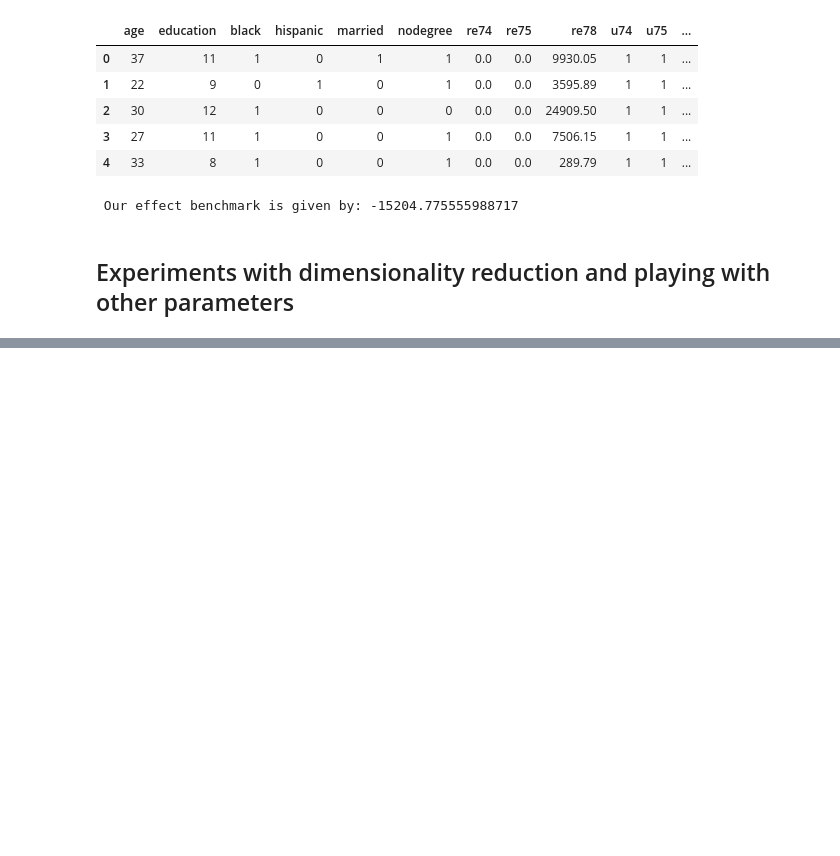
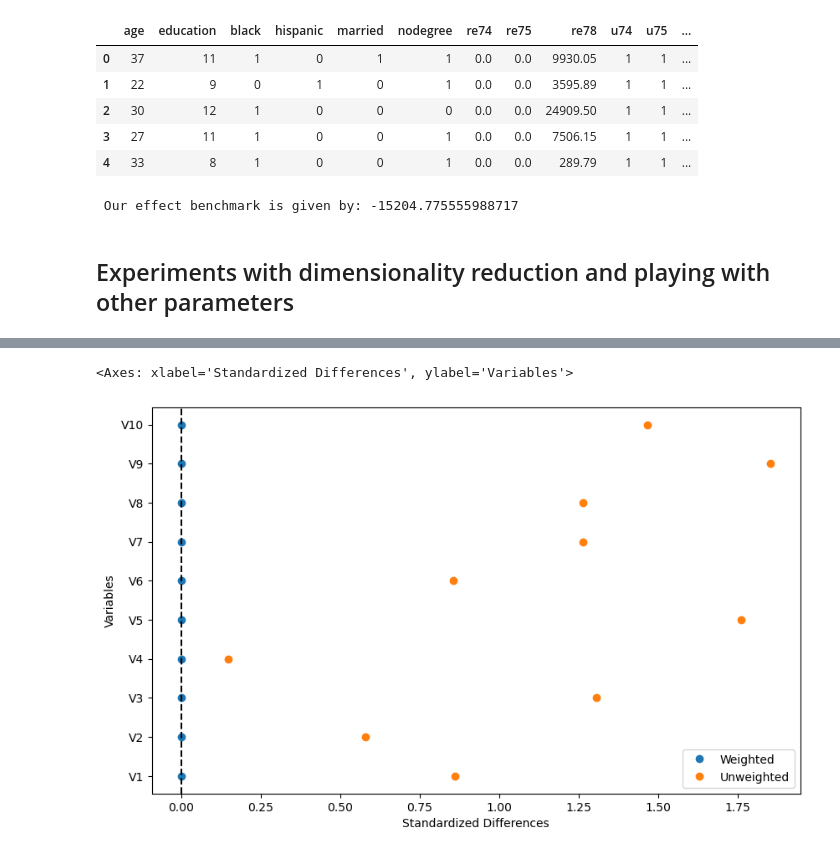
Before and after one commit to apoorvalal/cbpys, a Jupyter notebook: examples/example.ipynb, the cells around one changed output, grey strips where cells are left out. Saved outputs shown, nothing was run; the diff lists cells and outputs as text; code cells hidden in the pictures; blank space fills up the shorter version.

```diff
--- a/examples/example.ipynb
+++ b/examples/example.ipynb
@@ -83,0 +60,5 @@ plt.hist(np.array(list_tau))
+# %%
+cbps.diagnose(method="asmd")
+# %% [output]
+<Axes: xlabel='Standardized Differences', ylabel='Variables'>
+[figure, added]
```
Also changed, not shown: parts of 11 cells of this notebook, 2 other files.
